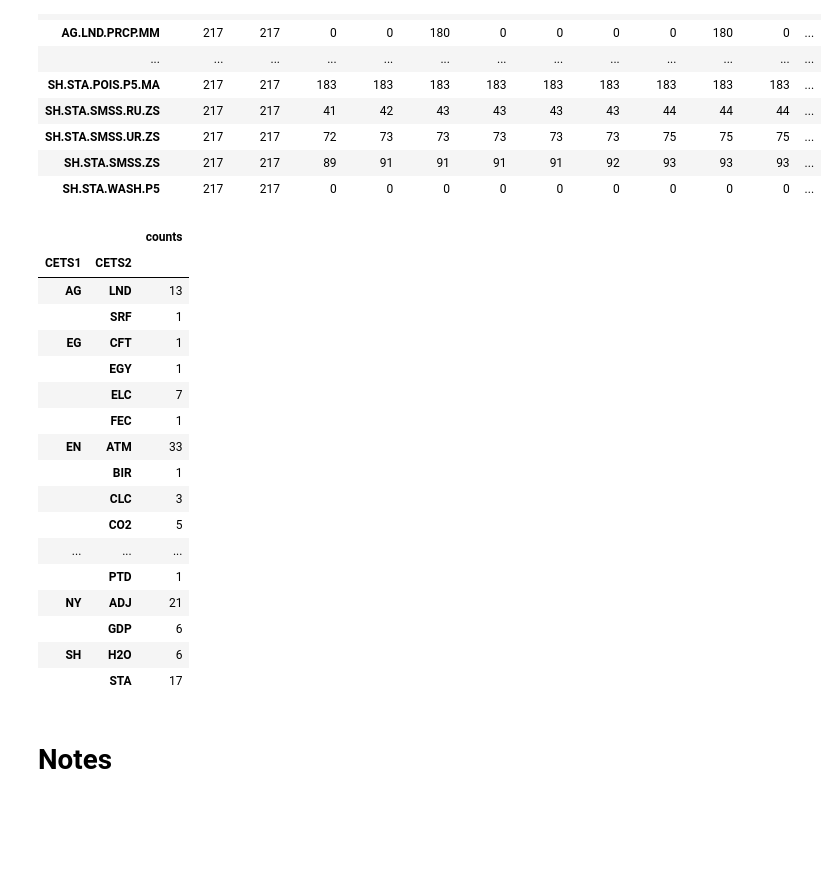
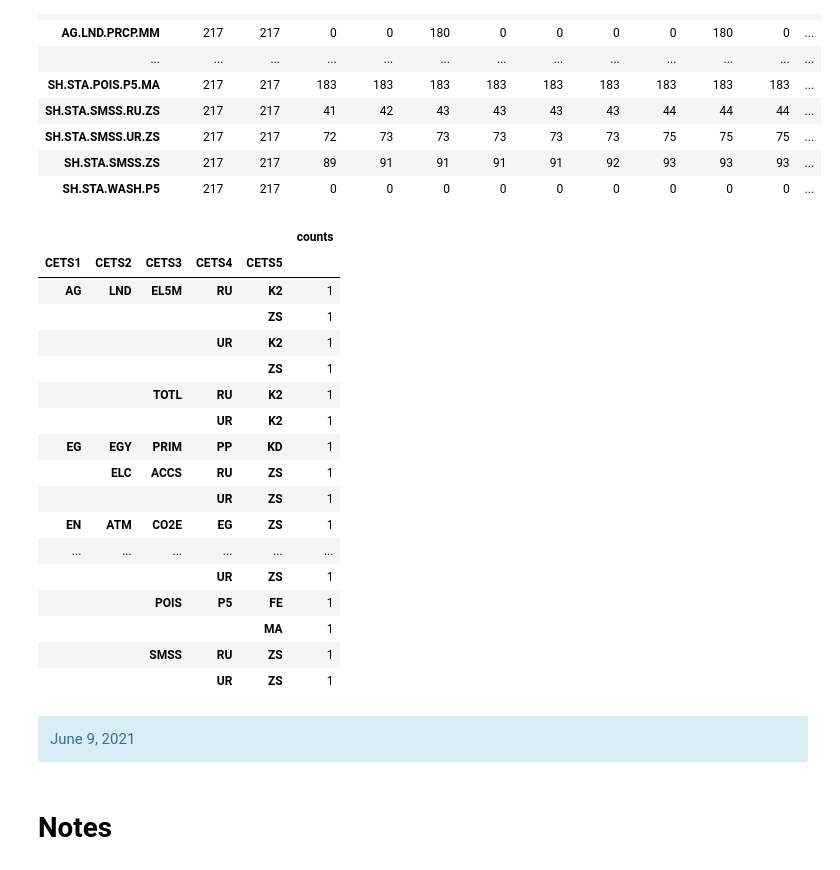
Before and after one commit to JavierParada/JavierParada.github.io, a Jupyter notebook: Inventory/Inventory.ipynb, the cells around one changed output. Saved outputs shown, nothing was run; the diff lists cells and outputs as text; code cells hidden in the pictures; blank space fills up the shorter version.

```diff
--- a/Inventory/Inventory.ipynb
+++ b/Inventory/Inventory.ipynb
@@ -187,27 +187,27 @@ tableau
 | SH.STA.SMSS.ZS | 217 | 217 | 89 | 91 | 91 | 91 | 91 | 92 | 93 | 93 | 93 | ... |
 | SH.STA.WASH.P5 | 217 | 217 | 0 | 0 | 0 | 0 | 0 | 0 | 0 | 0 | 0 | ... |
 # %%
-counts = tableau[['CETS1','CETS2']].value_counts().to_frame('counts')
-counts.sort_values(by=['CETS1','CETS2'], ascending=True)
+counts = tableau[['CETS1','CETS2','CETS3','CETS4','CETS5']].value_counts().to_frame('counts')
+counts.sort_values(by=['CETS1','CETS2','CETS3','CETS4','CETS5'], ascending=True)
 # %% [output]
-|  |  | counts |
-| CETS1 | CETS2 |  |
-| AG | LND | 13 |
-|  | SRF | 1 |
-| EG | CFT | 1 |
-|  | EGY | 1 |
-|  | ELC | 7 |
-|  | FEC | 1 |
-| EN | ATM | 33 |
-|  | BIR | 1 |
-|  | CLC | 3 |
-|  | CO2 | 5 |
-| ... | ... | ... |
-|  | PTD | 1 |
-| NY | ADJ | 21 |
-|  | GDP | 6 |
-| SH | H2O | 6 |
-|  | STA | 17 |
+|  |  |  |  |  | counts |
+| CETS1 | CETS2 | CETS3 | CETS4 | CETS5 |  |
+| AG | LND | EL5M | RU | K2 | 1 |
+|  |  |  |  | ZS | 1 |
+|  |  |  | UR | K2 | 1 |
+|  |  |  |  | ZS | 1 |
+|  |  | TOTL | RU | K2 | 1 |
+|  |  |  | UR | K2 | 1 |
+| EG | EGY | PRIM | PP | KD | 1 |
+|  | ELC | ACCS | RU | ZS | 1 |
+|  |  |  | UR | ZS | 1 |
+| EN | ATM | CO2E | EG | ZS | 1 |
+| ... | ... | ... | ... | ... | ... |
+|  |  |  | UR | ZS | 1 |
+|  |  | POIS | P5 | FE | 1 |
+|  |  |  |  | MA | 1 |
+|  |  | SMSS | RU | ZS | 1 |
+|  |  |  | UR | ZS | 1 |
 # %%
 columns = ['YR2000', 'YR2001', 'YR2002','YR2003', 'YR2004', 'YR2005', 'YR2006', 'YR2007', 'YR2008', 'YR2009',
            'YR2010', 'YR2011', 'YR2012', 'YR2013', 'YR2014', 'YR2015', 'YR2016','YR2017', 'YR2018', 'YR2019', 'YR2020']
@@ -235,6 +235,9 @@ fig.update_layout(
 )
 fig.update_xaxes(side="top")
 fig.write_html("../WDIinventory.html")
+# %% [markdown]
+<div class="alert alert-block alert-info">
+June 9, 2021</div>
 # %% [markdown]
 # Notes
 # %% [markdown]
```
Also changed, not shown: parts of 1 cell of this notebook, 2 other files.
